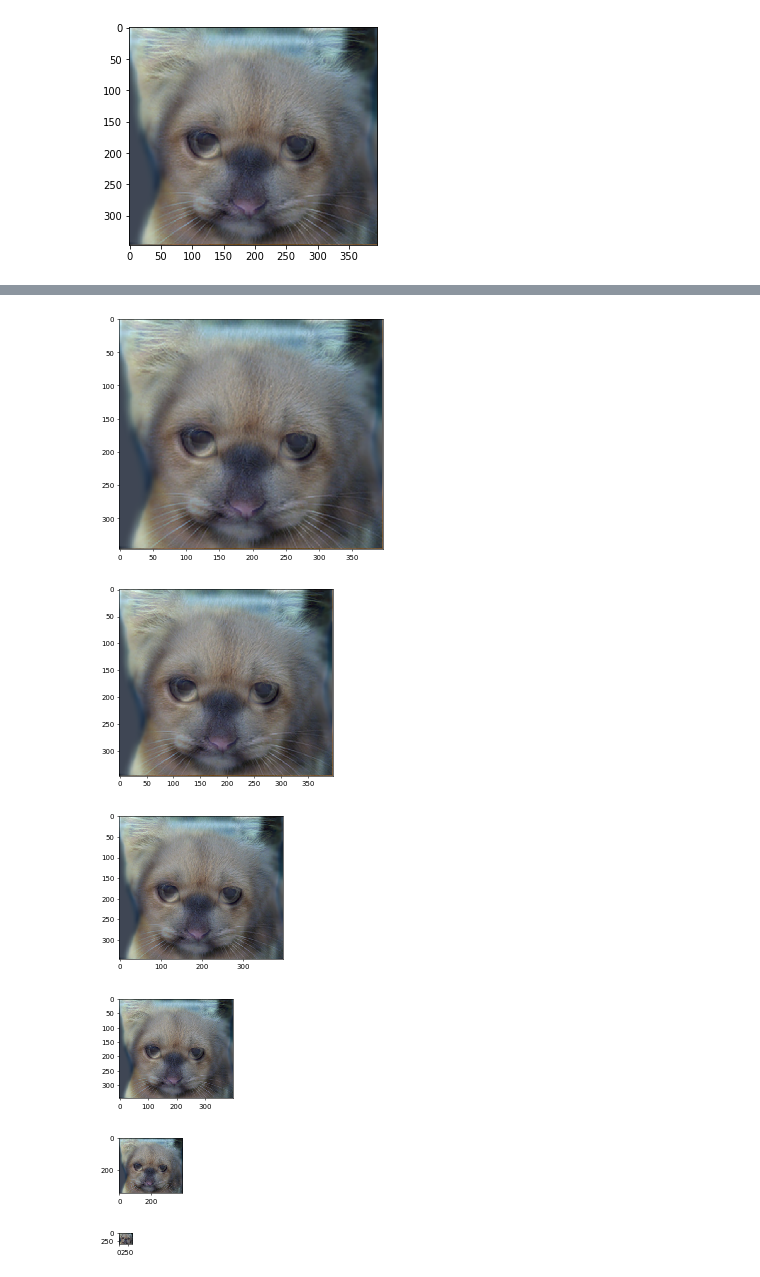
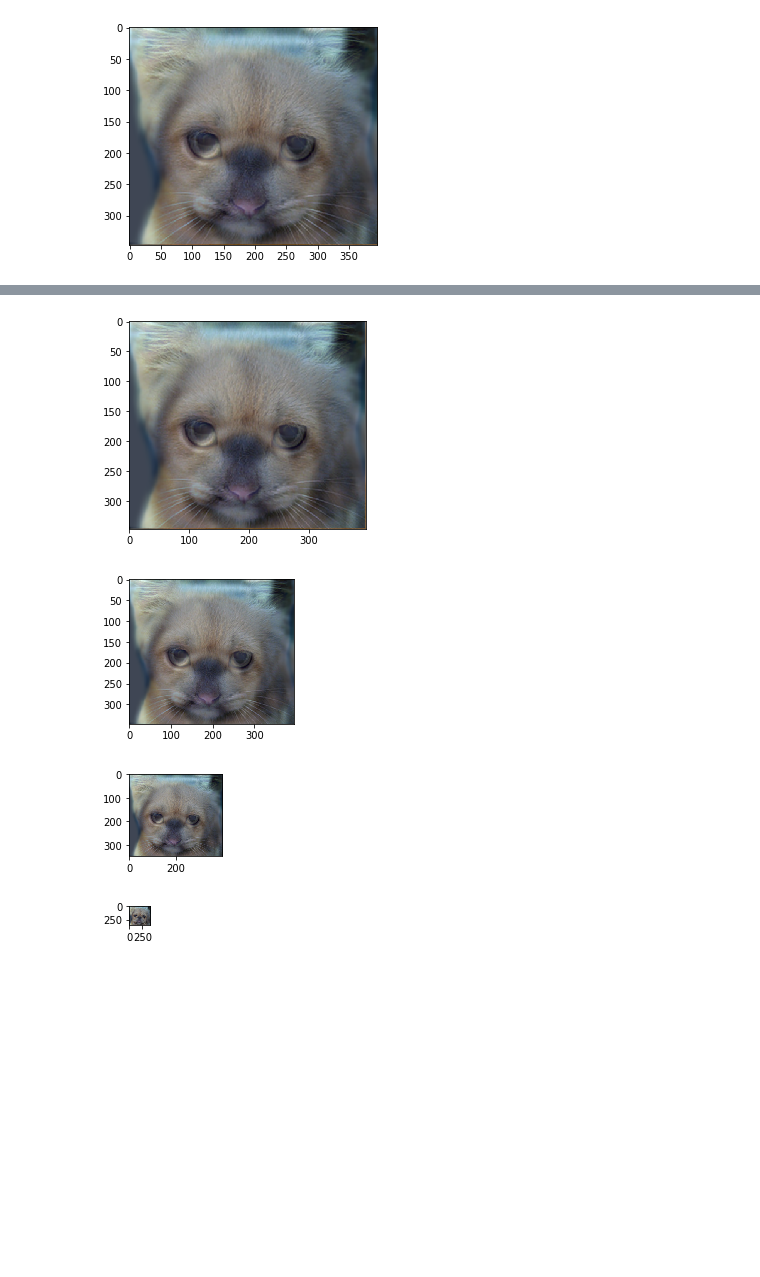
Before and after one commit to Sharath-Ramachandran/DeepLearningAssignments, a Jupyter notebook: Assignment1/Question4.ipynb, the cells around one changed output, grey strips where cells are left out. Drawn from its saved outputs; the diff is of its cells as text; code cells hidden in the pictures; blank space fills up the shorter version.

```diff
--- a/Assignment1/Question4.ipynb
+++ b/Assignment1/Question4.ipynb
@@ -125,16 +130,14 @@ plt.imshow(result)
 <matplotlib.image.AxesImage at 0x...>
 [figure]
 # %%
-def plotVariousSizes(result,w=2,h=2,dpi=50):
+def plotVariousSizes(result,w=2,h=2):
     width=w
     height = h
-    dots_per_inch = dpi
     plt.figure(
-       figsize=(width,height),
-       dpi=dots_per_inch)
+       figsize=(width,height))
     plt.imshow(result)
     plt.tight_layout()
 # %%
-for i in range(9,0,-1):
+for i in range(7,0,-1):
     plotVariousSizes(result,i,i)
 # %% [output]
@@ -144,6 +147,4 @@ for i in range(9,0,-1):
-[figure, old version]
+[figure, new version]
-[figure, old version]
+[figure, new version]
-[figure, old version]
+[figure, new version]
-[figure, old version]
+[figure, new version]
-[figure, removed]
-[figure, removed]
```
Also changed, not shown: parts of 13 cells of this notebook, 1 other file.
